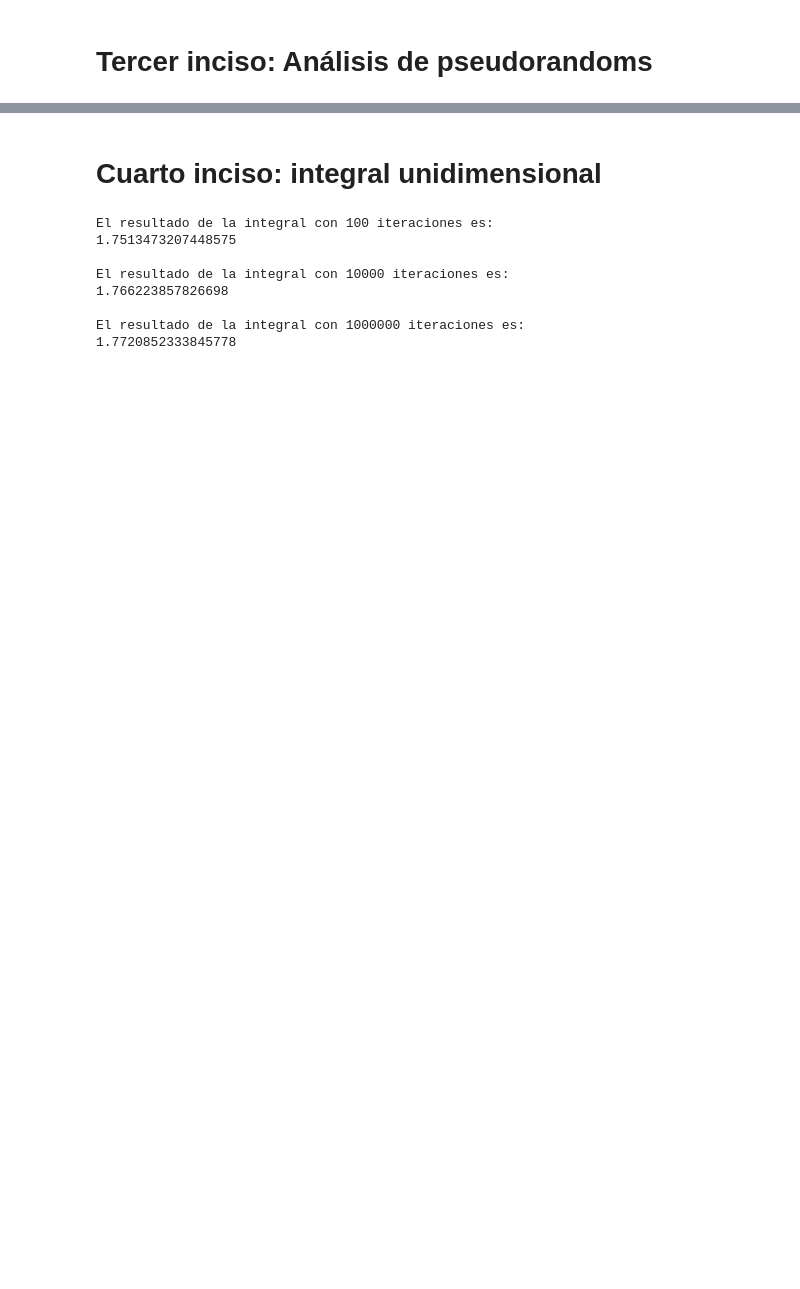
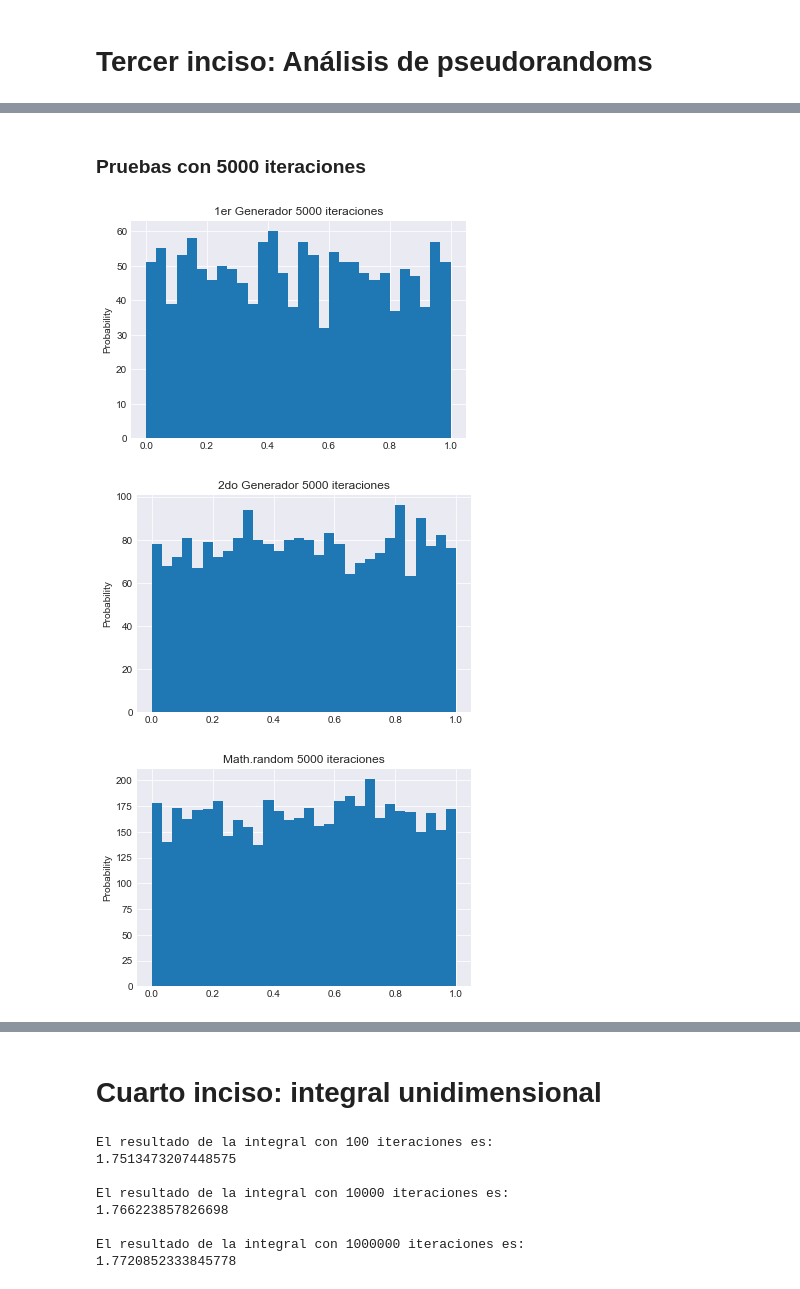
Before and after one commit to tej17584/SimulacionMiniProyecto, a Jupyter notebook: MiniProyecto.ipynb, the cells around one changed output, grey strips where cells are left out. Saved outputs shown, nothing was run; the diff lists cells and outputs as text; code cells hidden in the pictures; blank space fills up the shorter version.

```diff
--- a/MiniProyecto.ipynb
+++ b/MiniProyecto.ipynb
@@ -237,0 +233,28 @@ plt.ylabel('Probability');
+# %% [markdown]
+### Pruebas con 5000 iteraciones
+# %%
+#Primer Generador
+arr1 = G1(5000)
+arr1 = np.delete(arr1, 0)
+fig = plt.figure(figsize =(6, 4))
+plt.title("1er Generador 5,000 iteraciones")
+plt.hist(arr1, bins=30,range=(0,1))
+plt.ylabel('Probability');
+#Segundo Generador
+arr2 = G2(5000)
+arr2 = np.delete(arr2, 0)
+fig = plt.figure(figsize =(6, 4))
+plt.title("2do Generador 5,000 iteraciones")
+plt.hist(arr2, bins=30,range=(0,1))
+plt.ylabel('Probability');
+#Math.random*()
+arr3 = G3(5000)
+arr3 = np.delete(arr3, 0)
+fig = plt.figure(figsize =(6, 4))
+plt.title("Math.random 5,000 iteraciones")
+plt.hist(arr3, bins=30,range=(0,1))
+plt.ylabel('Probability');
+# %% [output]
+[figure, added]
+[figure, added]
+[figure, added]
```
Also changed, not shown: parts of 15 cells of this notebook.
